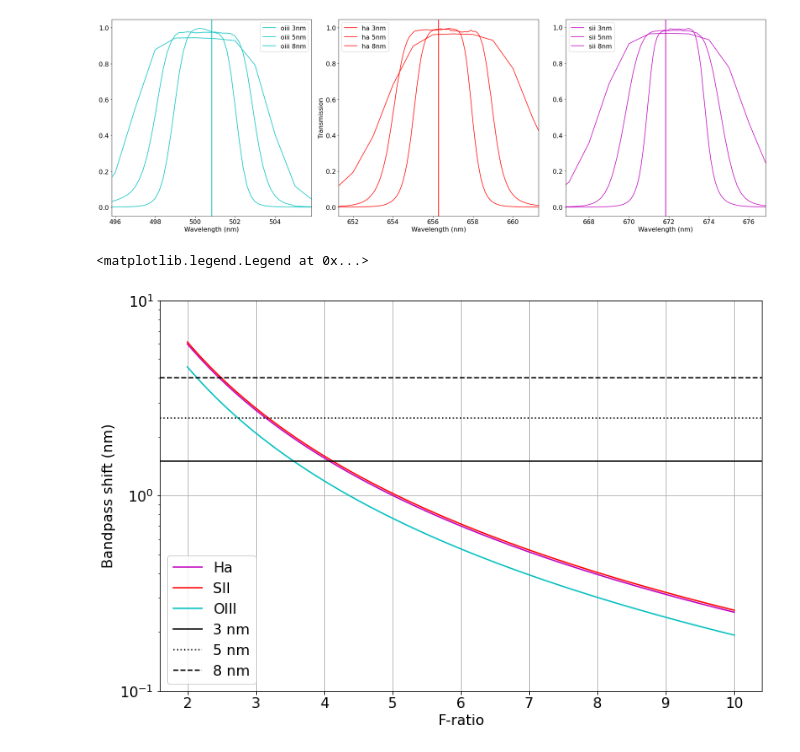
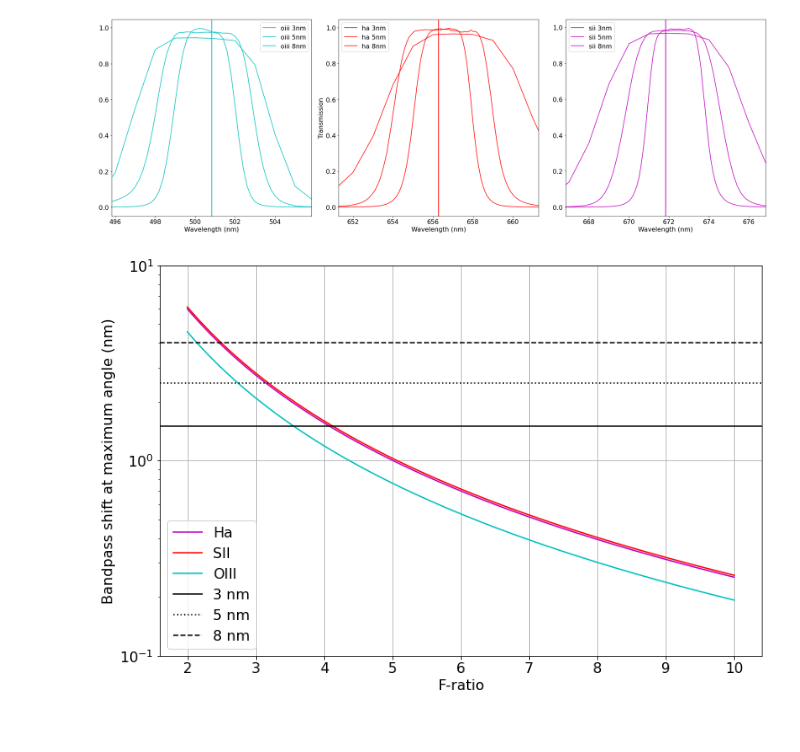
Before and after one commit to gshau/fast_optics_with_narrowband, a Jupyter notebook: bandpass_shift_nb.ipynb, the cells around one changed output. Cells and saved outputs as stored; diff of their text form; code cells hidden in the pictures.

```diff
--- a/bandpass_shift_nb.ipynb
+++ b/bandpass_shift_nb.ipynb
@@ -148,18 +181,20 @@ for bandpass in bandpasses:
 [figure]
 # %%
 f_ratios = np.linspace(2, 10, 101)
-plt.plot(f_ratios, wavelength_shift(ha_line, f_ratios, n_index), label='Ha', color='m')
-plt.plot(f_ratios, wavelength_shift(sii_line, f_ratios, n_index), label='SII', color='r')
-plt.plot(f_ratios, wavelength_shift(oiii_line, f_ratios, n_index), label='OIII', color='c')
+thetas = get_theta(x=0, y=0, aperture=1, phi=0, fl=f_ratios)
+plt.plot(f_ratios, wavelength_shift(ha_line, thetas, n_index), label='Ha', color='m')
+plt.plot(f_ratios, wavelength_shift(sii_line, thetas, n_index), label='SII', color='r')
+plt.plot(f_ratios, wavelength_shift(oiii_line, thetas, n_index), label='OIII', color='c')
 plt.xlabel('F-ratio')
 plt.yscale('log')
 plt.ylim(.1, 10)
 plt.axhline(1.5, color='k', linestyle='-', label='3 nm')
 plt.axhline(2.5, color='k', linestyle=':', label='5 nm')
 plt.axhline(4, color='k', linestyle='--', label='8 nm')
-plt.ylabel('Bandpass shift (nm)')
+plt.ylabel('Bandpass shift at maximum angle (nm)')
 plt.grid()
 plt.legend()
+plt.savefig('./figures/bandpass_shift_f_ratio.png')
+plt.show()
 # %% [output]
-<matplotlib.legend.Legend at 0x...>
-[figure, old version]
+[figure, new version]
```
Also changed, not shown: parts of 24 cells of this notebook, 11 other files.
